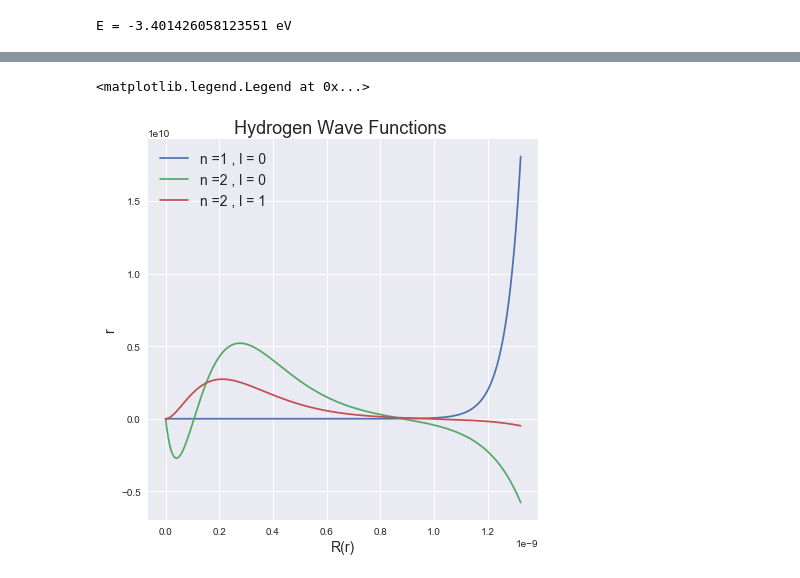
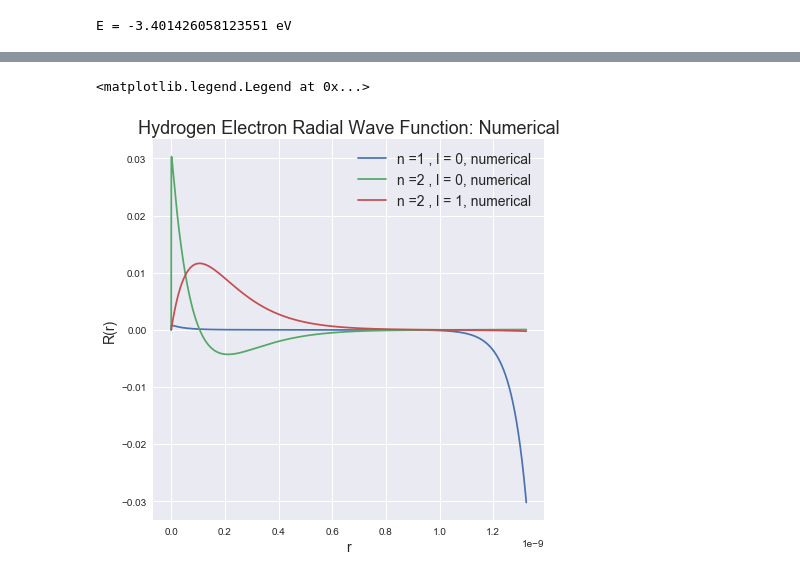
Before and after one commit to andrewkhardy/PHY-407, a Jupyter notebook: Lab07_Q2.ipynb, the cells around one changed output, grey strips where cells are left out. Cells and saved outputs as stored; diff of their text form; code cells hidden in the pictures.

```diff
--- a/Lab07_Q2.ipynb
+++ b/Lab07_Q2.ipynb
@@ -31,10 +41,12 @@ def solve(E,l):
     R = 0.0 #R(h) = 0
     S = 1.0 #S(h) = 1 left boundary conditions
     r = np.array([R,S],float)
-    Rpoints = []
+    Rpoints = np.arange((L-h)/h)
     xpoints = np.arange(h,L,h)
+    i = 0 #set index seed
     for x in xpoints:#start integration starting at x=h
-        Rpoints.append(r[0]/L)
+        Rpoints[i] = r[0]/x #divide by position to accomodate for COV
+        i = i+1 #increment index
         k1 = h*f(r,x,E,l)
         k2 = h*f(r+0.5*k1,x+0.5*h,E,l)
         k3 = h*f(r+0.5*k2,x+0.5*h,E,l)
@@ -49,7 +64,7 @@ l = 0.0
 E1 = -15*e/n**2 #bracket energies
 E2 = -13*e/n**2
 R2, Rpoints_1, xpoints_1 = solve(E1,l)
-target = e/200
+target = e/1000
 while abs(E1-E2)>target:
     R1 = R2
     R2,Rpoints_1,xpoints_1 = solve(E2,l)
@@ -87,26 +116,28 @@ E = -3.401426058123551 eV
 # %%
 # Part C
 # Integration
 # you can use scigrate.simps, I asked the TA
 from scipy.integrate import simps
-norm_1 = simps(Rpoints_1, xpoints_1)
-norm_2 = simps(Rpoints_2, xpoints_2)
-norm_3 = simps(Rpoints_3, xpoints_3)
+from numpy import sqrt
+norm_1 = simps(abs(Rpoints_1)**2)
+norm_2 = simps(abs(Rpoints_2)**2)
+norm_3 = simps(abs(Rpoints_3)**2)
 
 #normalize
-Rpoints_1 = Rpoints_1/norm_1
-Rpoints_2 = Rpoints_2/norm_2
-Rpoints_3 = Rpoints_3/norm_3
+Rpoints_1 = Rpoints_1/np.sqrt(norm_1)
+Rpoints_2 = Rpoints_2/np.sqrt(norm_2)
+Rpoints_3 = Rpoints_3/np.sqrt(norm_3)
 
+r = xpoints_1
 #plots
 plt.figure(figsize =(7,7))
-plt.plot(xpoints_1,Rpoints_1, label = 'n =1 , l = 0')
-plt.plot(xpoints_2, Rpoints_2,  label = 'n =2 , l = 0' )
-plt.plot(xpoints_3, Rpoints_3 ,  label = 'n =2 , l = 1')
-plt.title( 'Hydrogen Wave Functions ', fontsize = '18')
-plt.xlabel('R(r)', fontsize = '14')
-plt.ylabel('r', fontsize = '14')
-plt.legend(fontsize = '14')
+plt.plot(r,Rpoints_1, label = 'n =1 , l = 0, numerical')
+plt.plot(r, Rpoints_2,  label = 'n =2 , l = 0, numerical' )
+plt.plot(r, Rpoints_3,  label = 'n =2 , l = 1, numerical')
+plt.title( 'Hydrogen Electron Radial Wave Function: Numerical', fontsize = '18')
+plt.xlabel('r', fontsize = 14)
+plt.ylabel('R(r)', fontsize = 14)
+plt.legend(fontsize = 14)
 # %% [output]
 <matplotlib.legend.Legend at 0x...>
-[figure, old version]
+[figure, new version]
```
Also changed, not shown: parts of 14 cells of this notebook.
